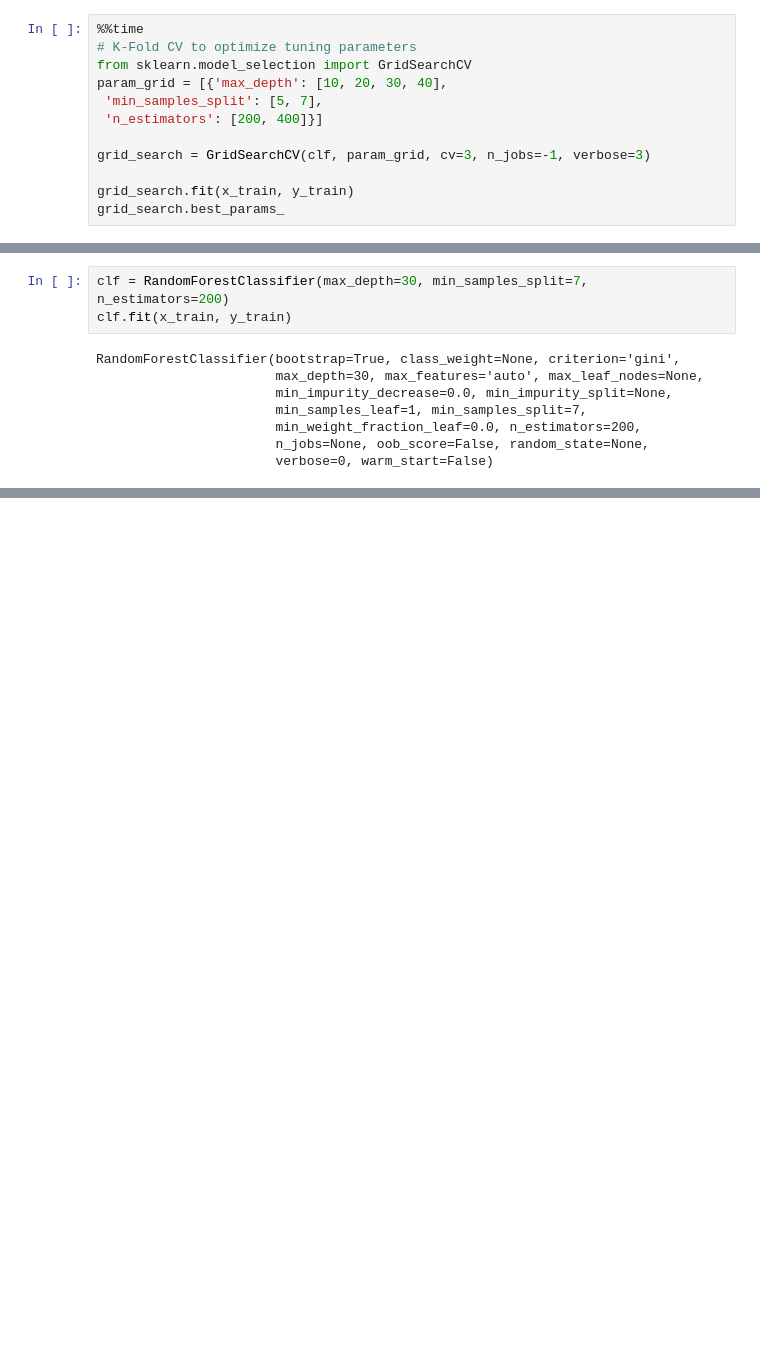
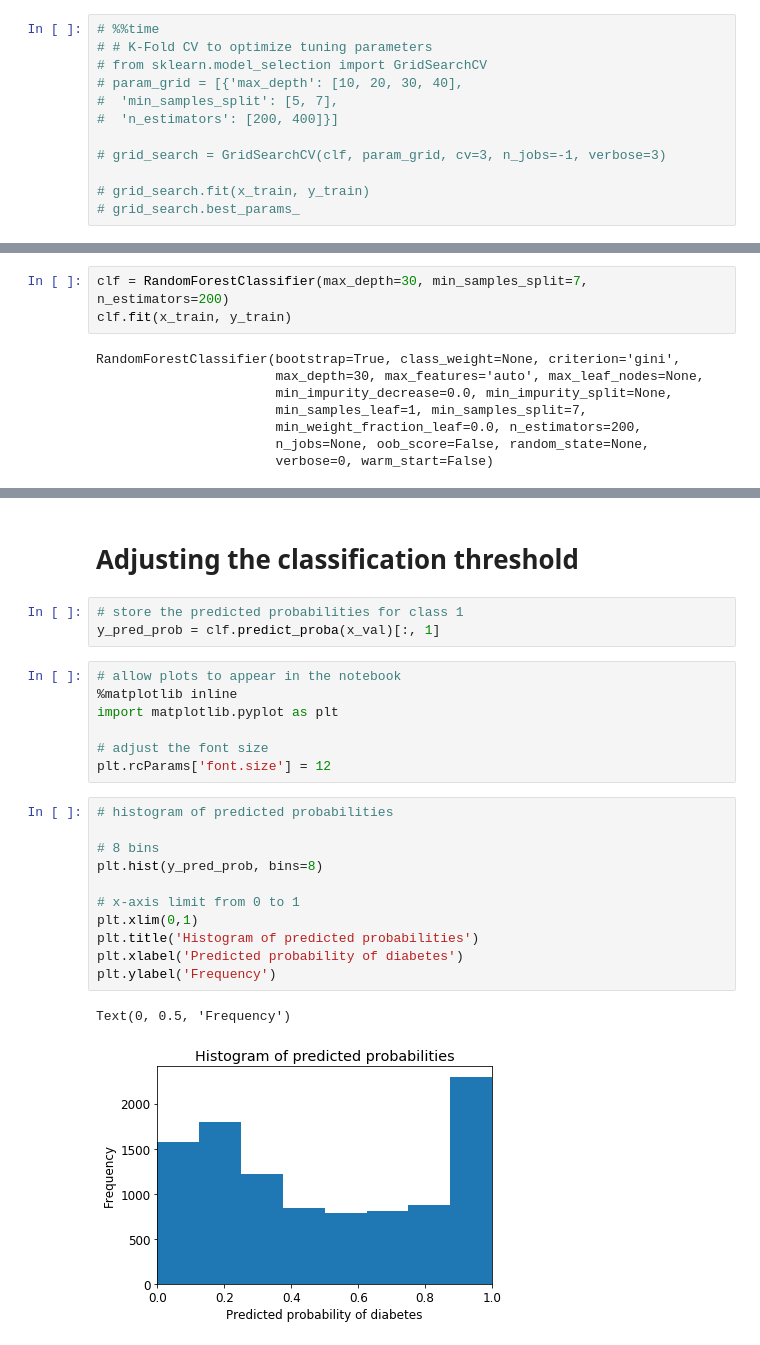
Before and after one commit to twbruce4/APM-Fraud-Detection-Project, a Jupyter notebook: Transaction Models/cv rf and roc.ipynb, the cells around one changed output, grey strips where cells are left out. Drawn from its saved outputs; the diff is of its cells as text; blank space fills up the shorter version.

```diff
--- a/Transaction Models/cv rf and roc.ipynb
+++ b/Transaction Models/cv rf and roc.ipynb
@@ -96,12 +101,12 @@ std dev: 0.00781516638724177
 # %%
-%%time
-# K-Fold CV to optimize tuning parameters
-from sklearn.model_selection import GridSearchCV
-param_grid = [{'max_depth': [10, 20, 30, 40],
- 'min_samples_split': [5, 7],
- 'n_estimators': [200, 400]}]
+# %%time
+# # K-Fold CV to optimize tuning parameters
+# from sklearn.model_selection import GridSearchCV
+# param_grid = [{'max_depth': [10, 20, 30, 40],
+#  'min_samples_split': [5, 7],
+#  'n_estimators': [200, 400]}]
 
-grid_search = GridSearchCV(clf, param_grid, cv=3, n_jobs=-1, verbose=3)
+# grid_search = GridSearchCV(clf, param_grid, cv=3, n_jobs=-1, verbose=3)
 
-grid_search.fit(x_train, y_train)
-grid_search.best_params_
+# grid_search.fit(x_train, y_train)
+# grid_search.best_params_
@@ -170,0 +255,26 @@ plt.show()
+# %% [markdown]
+# Adjusting the classification threshold
+# %%
+# store the predicted probabilities for class 1
+y_pred_prob = clf.predict_proba(x_val)[:, 1]
+# %%
+# allow plots to appear in the notebook
+%matplotlib inline
+import matplotlib.pyplot as plt
+
+# adjust the font size
+plt.rcParams['font.size'] = 12
+# %%
+# histogram of predicted probabilities
+
+# 8 bins
+plt.hist(y_pred_prob, bins=8)
+
+# x-axis limit from 0 to 1
+plt.xlim(0,1)
+plt.title('Histogram of predicted probabilities')
+plt.xlabel('Predicted probability of diabetes')
+plt.ylabel('Frequency')
+# %% [output]
+Text(0, 0.5, 'Frequency')
+[figure, added]
```
Also changed, not shown: parts of 17 cells of this notebook.
